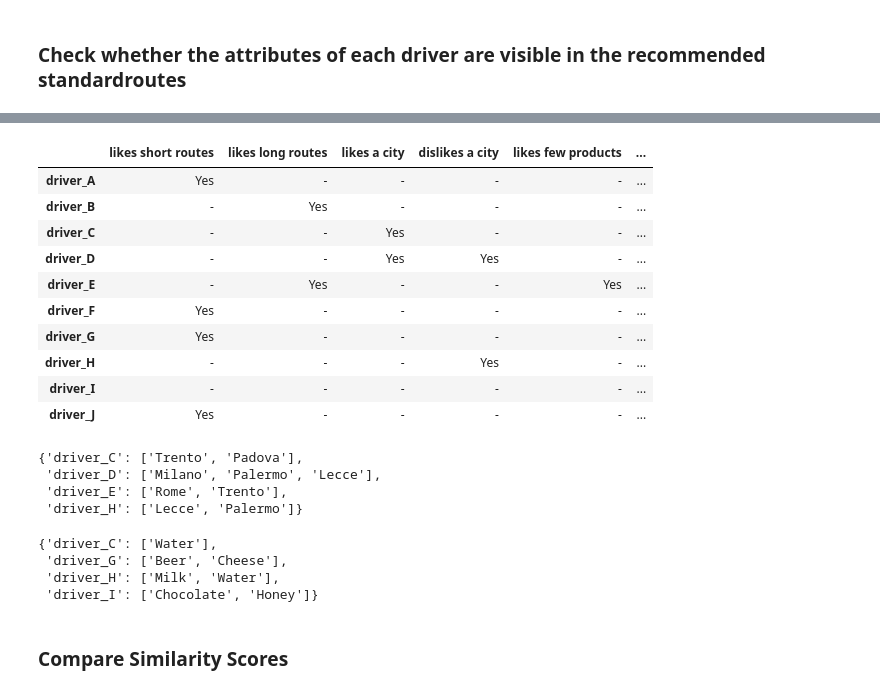
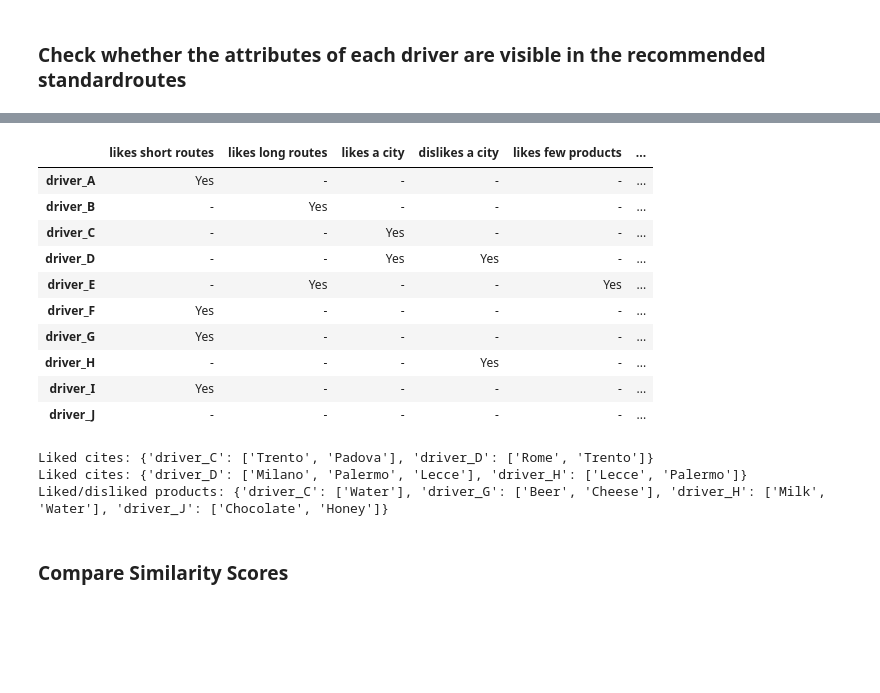
Before and after one commit to dennismgoetz/DataMining, a Jupyter notebook: src/data_generation_and_evaluation/evaluation.ipynb, the cells around one changed output, grey strips where cells are left out. Drawn from its saved outputs; the diff is of its cells as text; code cells hidden in the pictures; blank space fills up the shorter version.

```diff
--- a/src/data_generation_and_evaluation/evaluation.ipynb
+++ b/src/data_generation_and_evaluation/evaluation.ipynb
@@ -427,25 +349,24 @@ display(rec_drivers)
-# %%
-display(df_drivers_attributes, driver_cities, driver_products)
-# %% [output]
-|  | likes short routes | likes long routes | likes a city | dislikes a city | likes few products | ... |
-| driver_A | Yes | - | - | - | - | ... |
-| driver_B | - | Yes | - | - | - | ... |
-| driver_C | - | - | Yes | - | - | ... |
-| driver_D | - | - | Yes | Yes | - | ... |
-| driver_E | - | Yes | - | - | Yes | ... |
-| driver_F | Yes | - | - | - | - | ... |
-| driver_G | Yes | - | - | - | - | ... |
-| driver_H | - | - | - | Yes | - | ... |
-| driver_I | - | - | - | - | - | ... |
-| driver_J | Yes | - | - | - | - | ... |
-{'driver_C': ['Trento', 'Padova'],
- 'driver_D': ['Milano', 'Palermo', 'Lecce'],
- 'driver_E': ['Rome', 'Trento'],
- 'driver_H': ['Lecce', 'Palermo']}
-{'driver_C': ['Water'],
- 'driver_G': ['Beer', 'Cheese'],
- 'driver_H': ['Milk', 'Water'],
- 'driver_I': ['Chocolate', 'Honey']}
+# %%
+# view the characters of the drivers
+display(df_drivers_attributes)
+print('Liked cites:', driver_cities_likes)
+print('Liked cites:', driver_cities_dislikes)
+print('Liked/disliked products:', driver_products)
+# %% [output]
+|  | likes short routes | likes long routes | likes a city | dislikes a city | likes few products | ... |
+| driver_A | Yes | - | - | - | - | ... |
+| driver_B | - | Yes | - | - | - | ... |
+| driver_C | - | - | Yes | - | - | ... |
+| driver_D | - | - | Yes | Yes | - | ... |
+| driver_E | - | Yes | - | - | Yes | ... |
+| driver_F | Yes | - | - | - | - | ... |
+| driver_G | Yes | - | - | - | - | ... |
+| driver_H | - | - | - | Yes | - | ... |
+| driver_I | Yes | - | - | - | - | ... |
+| driver_J | - | - | - | - | - | ... |
+Liked cites: {'driver_C': ['Trento', 'Padova'], 'driver_D': ['Rome', 'Trento']}
+Liked cites: {'driver_D': ['Milano', 'Palermo', 'Lecce'], 'driver_H': ['Lecce', 'Palermo']}
+Liked/disliked products: {'driver_C': ['Water'], 'driver_G': ['Beer', 'Cheese'], 'driver_H': ['Milk', 'Water'], 'driver_J': ['Chocolate', 'Honey']}
 # %% [markdown]
 ### **Compare Similarity Scores**
 # %% [markdown]
```
Also changed, not shown: parts of 22 cells of this notebook, 2 other files.
